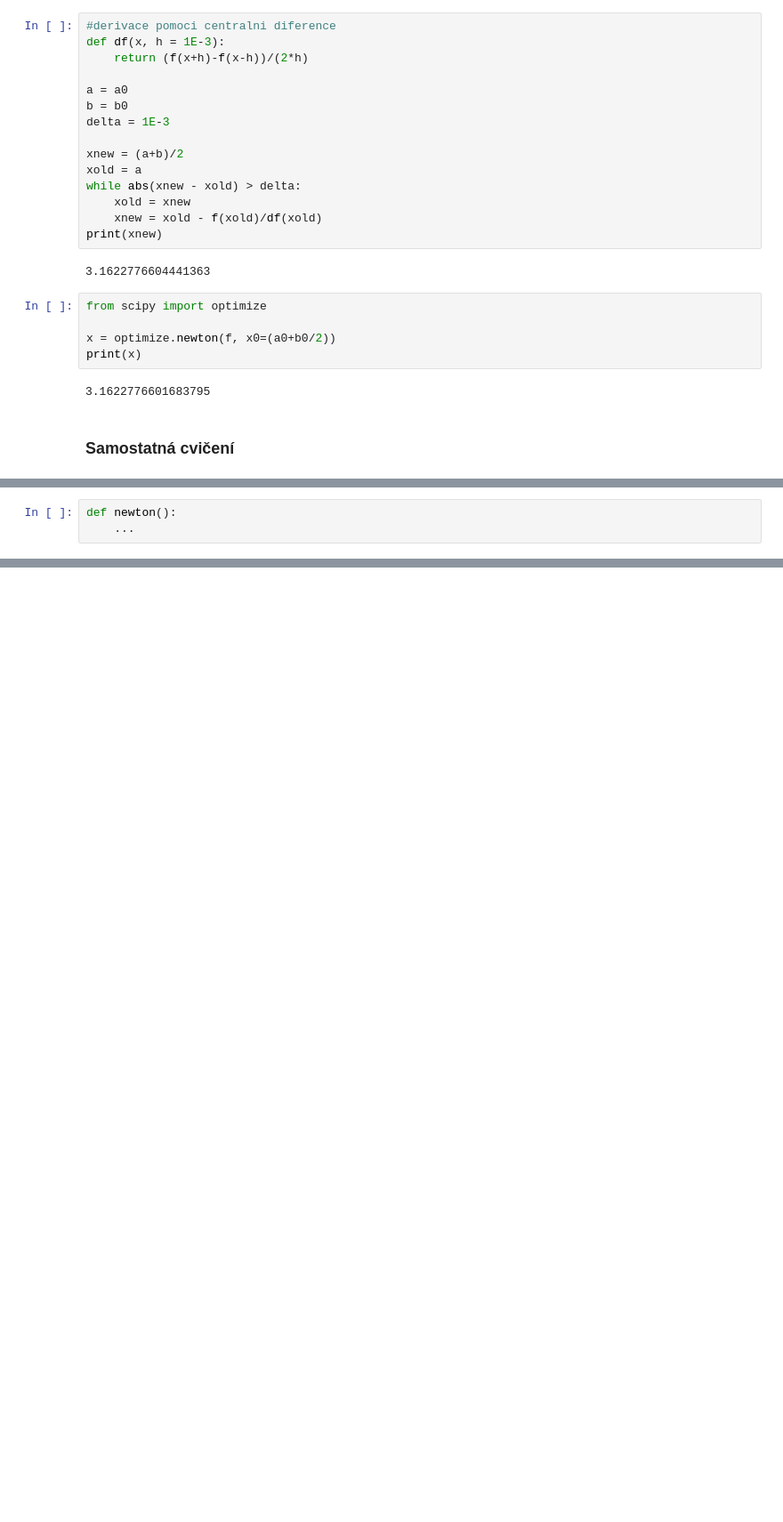
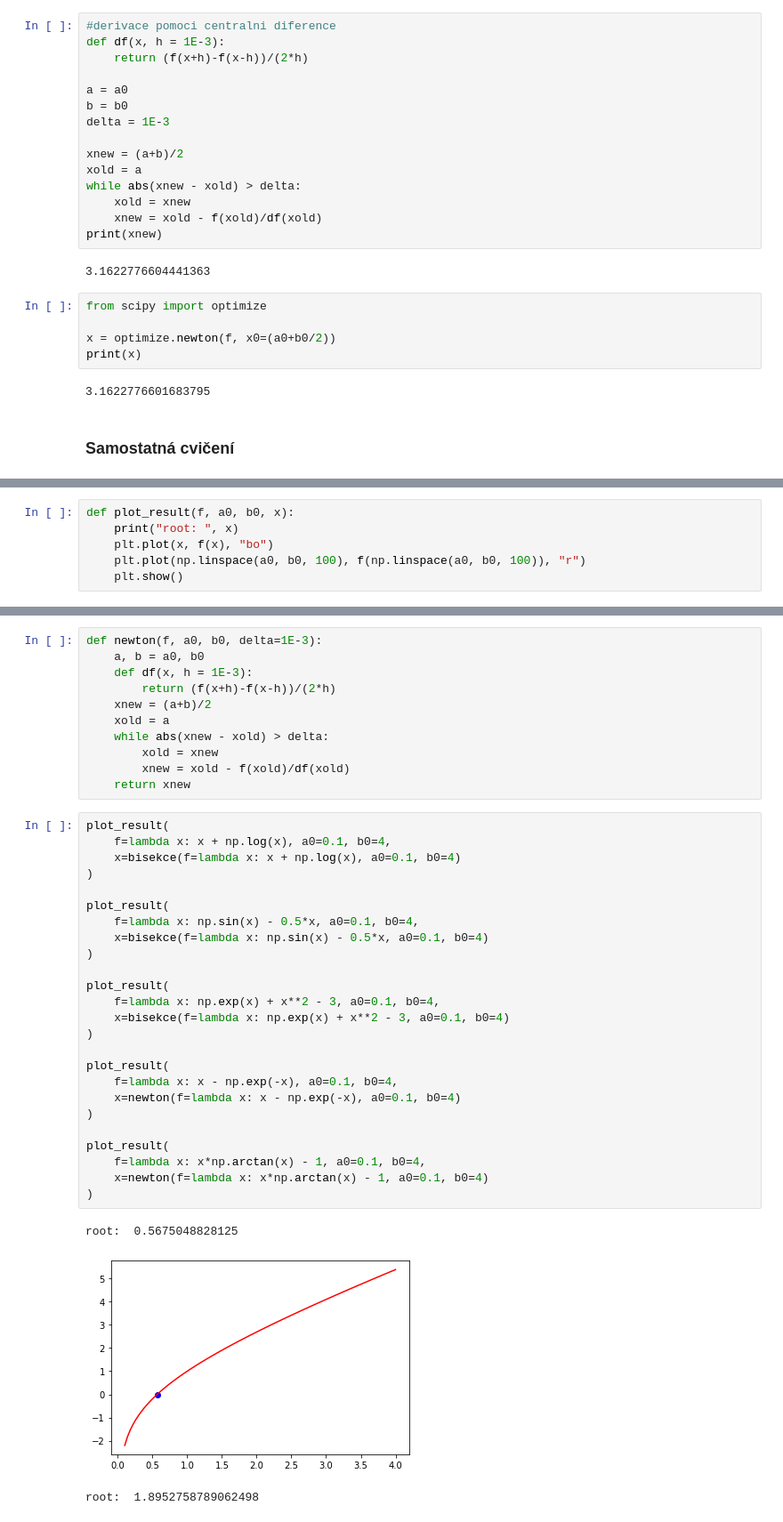
Before and after one commit to pavelberanek91/matematicky-software, a Jupyter notebook: MS6_nelinearni_rovnice.ipynb, the cells around one changed output, grey strips where cells are left out. Shown: that part at 89% size. Cells and saved outputs as stored; diff of their text form; blank space fills up the shorter version.

```diff
--- a/MS6_nelinearni_rovnice.ipynb
+++ b/MS6_nelinearni_rovnice.ipynb
@@ -144,3 +137,0 @@ def regula_falsi():
-# %%
-def newton():
-    ...
@@ -166,0 +138,6 @@ if __name__ == "__main__":
+# %%
+def plot_result(f, a0, b0, x):
+    print("root: ", x)
+    plt.plot(x, f(x), "bo")
+    plt.plot(np.linspace(a0, b0, 100), f(np.linspace(a0, b0, 100)), "r")
+    plt.show()
@@ -166,0 +167,40 @@ if __name__ == "__main__":
+# %%
+def newton(f, a0, b0, delta=1E-3):
+    a, b = a0, b0
+    def df(x, h = 1E-3):
+        return (f(x+h)-f(x-h))/(2*h)
+    xnew = (a+b)/2
+    xold = a
+    while abs(xnew - xold) > delta:
+        xold = xnew
+        xnew = xold - f(xold)/df(xold)
+    return xnew
+# %%
+plot_result(
+    f=lambda x: x + np.log(x), a0=0.1, b0=4,
+    x=bisekce(f=lambda x: x + np.log(x), a0=0.1, b0=4)
+)
+
+plot_result(
+    f=lambda x: np.sin(x) - 0.5*x, a0=0.1, b0=4,
+    x=bisekce(f=lambda x: np.sin(x) - 0.5*x, a0=0.1, b0=4)
+)
+
+plot_result(
+    f=lambda x: np.exp(x) + x**2 - 3, a0=0.1, b0=4,
+    x=bisekce(f=lambda x: np.exp(x) + x**2 - 3, a0=0.1, b0=4)
+)
+
+plot_result(
+    f=lambda x: x - np.exp(-x), a0=0.1, b0=4,
+    x=newton(f=lambda x: x - np.exp(-x), a0=0.1, b0=4)
+)
+
+plot_result(
+    f=lambda x: x*np.arctan(x) - 1, a0=0.1, b0=4,
+    x=newton(f=lambda x: x*np.arctan(x) - 1, a0=0.1, b0=4)
+)
+# %% [output]
+root:  0.5675048828125
+[figure, added]
+root:  1.8952758789062498
```
Also changed, not shown: parts of 6 cells of this notebook.
